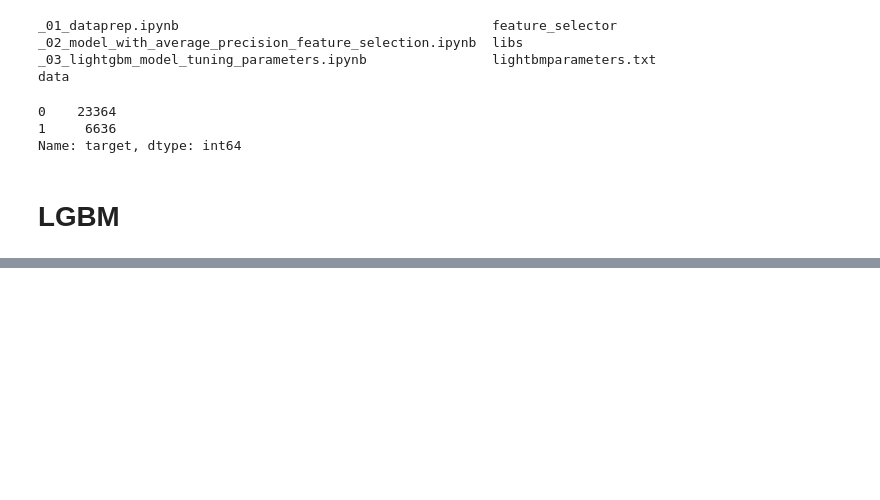
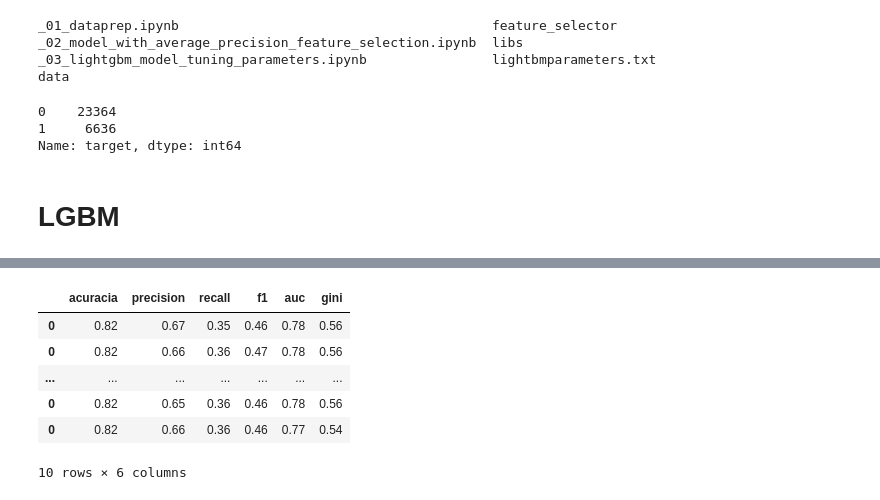
Before and after one commit to vitorpbarbosa7/code_snippets_data_science, a Jupyter notebook: _03_credit_risk_modelling/_03_lightgbm_model_tuning_parameters.ipynb, the cells around one changed output, grey strips where cells are left out. Saved outputs shown, nothing was run; the diff lists cells and outputs as text; code cells hidden in the pictures; blank space fills up the shorter version.

```diff
--- a/_03_credit_risk_modelling/_03_lightgbm_model_tuning_parameters.ipynb
+++ b/_03_credit_risk_modelling/_03_lightgbm_model_tuning_parameters.ipynb
@@ -127,0 +161,10 @@ df
+# %%
+dfall
+# %% [output]
+|  | acuracia | precision | recall | f1 | auc | gini |
+| 0 | 0.82 | 0.67 | 0.35 | 0.46 | 0.78 | 0.56 |
+| 0 | 0.82 | 0.66 | 0.36 | 0.47 | 0.78 | 0.56 |
+| ... | ... | ... | ... | ... | ... | ... |
+| 0 | 0.82 | 0.65 | 0.36 | 0.46 | 0.78 | 0.56 |
+| 0 | 0.82 | 0.66 | 0.36 | 0.46 | 0.77 | 0.54 |
+10 rows × 6 columns
```
Also changed, not shown: parts of 28 cells of this notebook, 27 other files.
